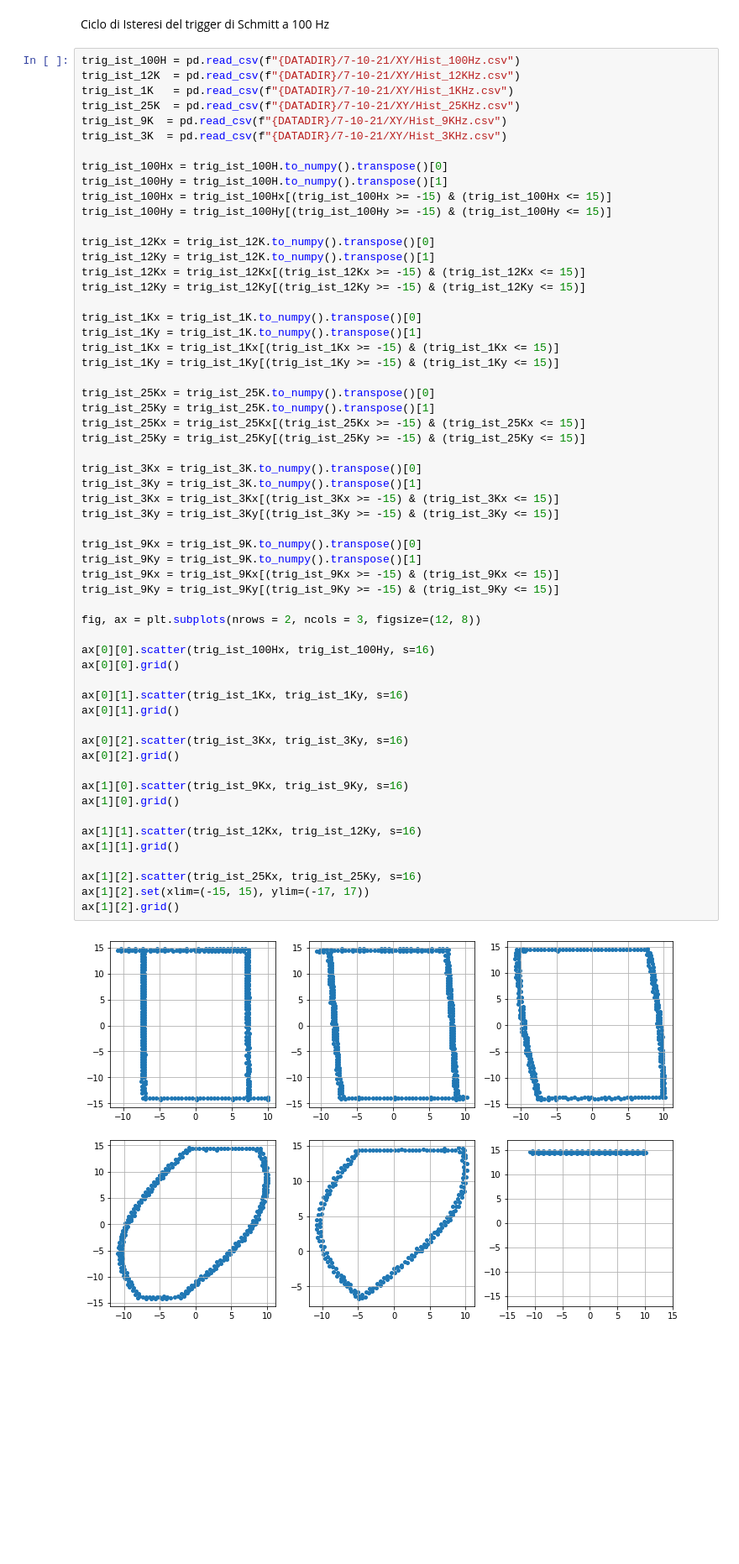
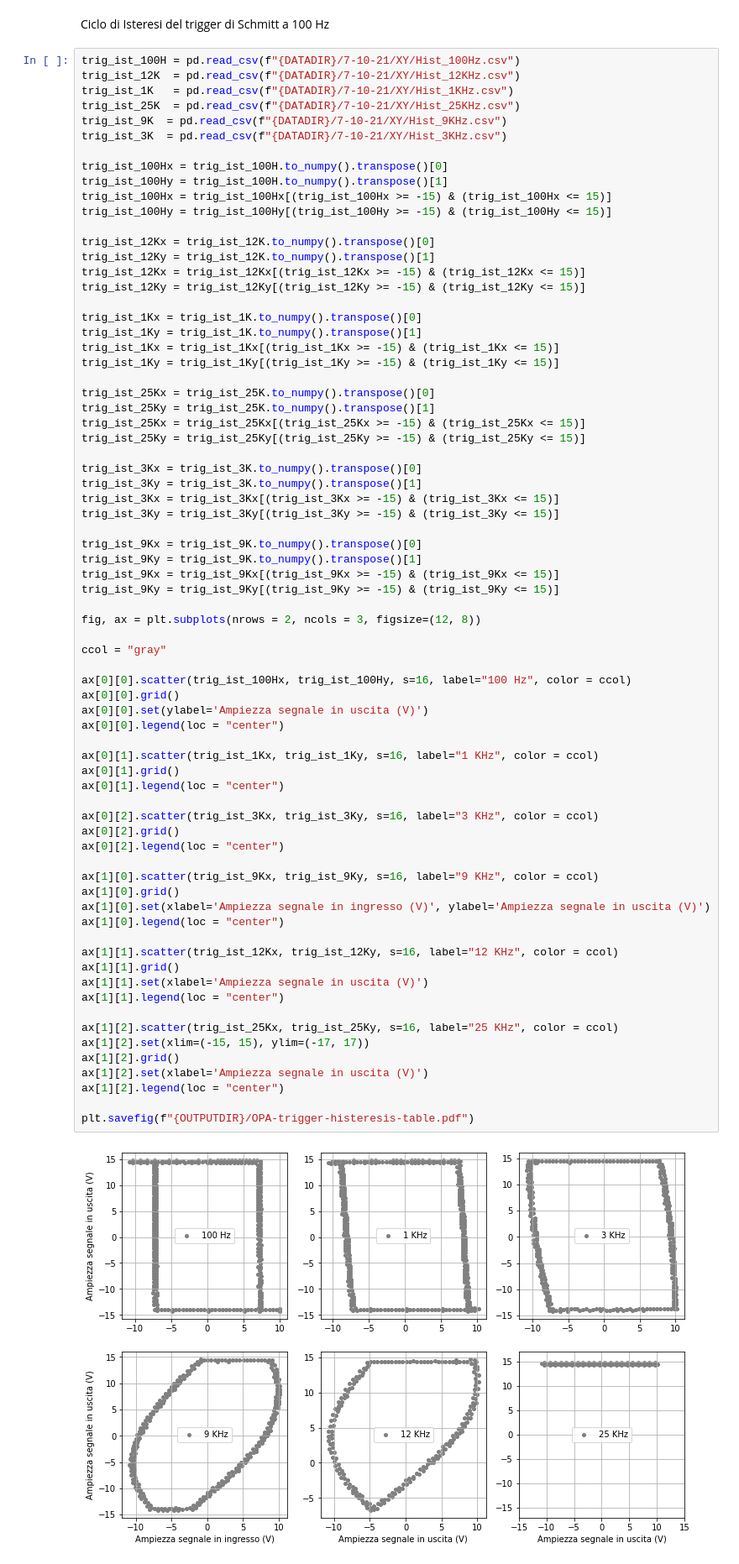
Before and after one commit to valeriopagliarino/Electronics-2021-UNITO-Public, a Jupyter notebook: analysis/3_Mixer_Diff_Trigger.ipynb, the cells around one changed output. Shown at 84% size. Drawn from its saved outputs; the diff is of its cells as text; blank space fills up the shorter version.

Commit message:
Histeresis plot legend ok

```diff
--- a/analysis/3_Mixer_Diff_Trigger.ipynb
+++ b/analysis/3_Mixer_Diff_Trigger.ipynb
@@ -578,40 +583,54 @@ trig_ist_1Ky = trig_ist_1Ky[(trig_ist_1Ky >= -15) & (trig_ist_1Ky <= 15)]
 trig_ist_25Kx = trig_ist_25K.to_numpy().transpose()[0]
 trig_ist_25Ky = trig_ist_25K.to_numpy().transpose()[1]
 trig_ist_25Kx = trig_ist_25Kx[(trig_ist_25Kx >= -15) & (trig_ist_25Kx <= 15)]
 trig_ist_25Ky = trig_ist_25Ky[(trig_ist_25Ky >= -15) & (trig_ist_25Ky <= 15)]
 
 trig_ist_3Kx = trig_ist_3K.to_numpy().transpose()[0]
 trig_ist_3Ky = trig_ist_3K.to_numpy().transpose()[1]
 trig_ist_3Kx = trig_ist_3Kx[(trig_ist_3Kx >= -15) & (trig_ist_3Kx <= 15)]
 trig_ist_3Ky = trig_ist_3Ky[(trig_ist_3Ky >= -15) & (trig_ist_3Ky <= 15)]
 
 trig_ist_9Kx = trig_ist_9K.to_numpy().transpose()[0]
 trig_ist_9Ky = trig_ist_9K.to_numpy().transpose()[1]
 trig_ist_9Kx = trig_ist_9Kx[(trig_ist_9Kx >= -15) & (trig_ist_9Kx <= 15)]
 trig_ist_9Ky = trig_ist_9Ky[(trig_ist_9Ky >= -15) & (trig_ist_9Ky <= 15)]
 
 fig, ax = plt.subplots(nrows = 2, ncols = 3, figsize=(12, 8))
 
-ax[0][0].scatter(trig_ist_100Hx, trig_ist_100Hy, s=16)
+ccol = "gray"
+
+ax[0][0].scatter(trig_ist_100Hx, trig_ist_100Hy, s=16, label="100 Hz", color = ccol)
 ax[0][0].grid()
+ax[0][0].set(ylabel='Ampiezza segnale in uscita (V)')
+ax[0][0].legend(loc = "center")
 
-ax[0][1].scatter(trig_ist_1Kx, trig_ist_1Ky, s=16)
+ax[0][1].scatter(trig_ist_1Kx, trig_ist_1Ky, s=16, label="1 KHz", color = ccol)
 ax[0][1].grid()
+ax[0][1].legend(loc = "center")
 
-ax[0][2].scatter(trig_ist_3Kx, trig_ist_3Ky, s=16)
+ax[0][2].scatter(trig_ist_3Kx, trig_ist_3Ky, s=16, label="3 KHz", color = ccol)
 ax[0][2].grid()
+ax[0][2].legend(loc = "center")
 
-ax[1][0].scatter(trig_ist_9Kx, trig_ist_9Ky, s=16)
+ax[1][0].scatter(trig_ist_9Kx, trig_ist_9Ky, s=16, label="9 KHz", color = ccol)
 ax[1][0].grid()
+ax[1][0].set(xlabel='Ampiezza segnale in ingresso (V)', ylabel='Ampiezza segnale in uscita (V)')
+ax[1][0].legend(loc = "center")
 
-ax[1][1].scatter(trig_ist_12Kx, trig_ist_12Ky, s=16)
+ax[1][1].scatter(trig_ist_12Kx, trig_ist_12Ky, s=16, label="12 KHz", color = ccol)
 ax[1][1].grid()
+ax[1][1].set(xlabel='Ampiezza segnale in uscita (V)')
+ax[1][1].legend(loc = "center")
 
-ax[1][2].scatter(trig_ist_25Kx, trig_ist_25Ky, s=16)
+ax[1][2].scatter(trig_ist_25Kx, trig_ist_25Ky, s=16, label="25 KHz", color = ccol)
 ax[1][2].set(xlim=(-15, 15), ylim=(-17, 17))
 ax[1][2].grid()
+ax[1][2].set(xlabel='Ampiezza segnale in uscita (V)')
+ax[1][2].legend(loc = "center")
+
+plt.savefig(f"{OUTPUTDIR}/OPA-trigger-histeresis-table.pdf")
 # %% [output]
-[figure, old version]
+[figure, new version]
 # %%
 fig, ax = plt.subplots(nrows = 1, ncols = 1, figsize=(8, 6))
 ax.scatter(trig_ist_100Hx, trig_ist_100Hy, s=30, label="100 Hz")
```
Also changed, not shown: parts of 3 cells of this notebook.
